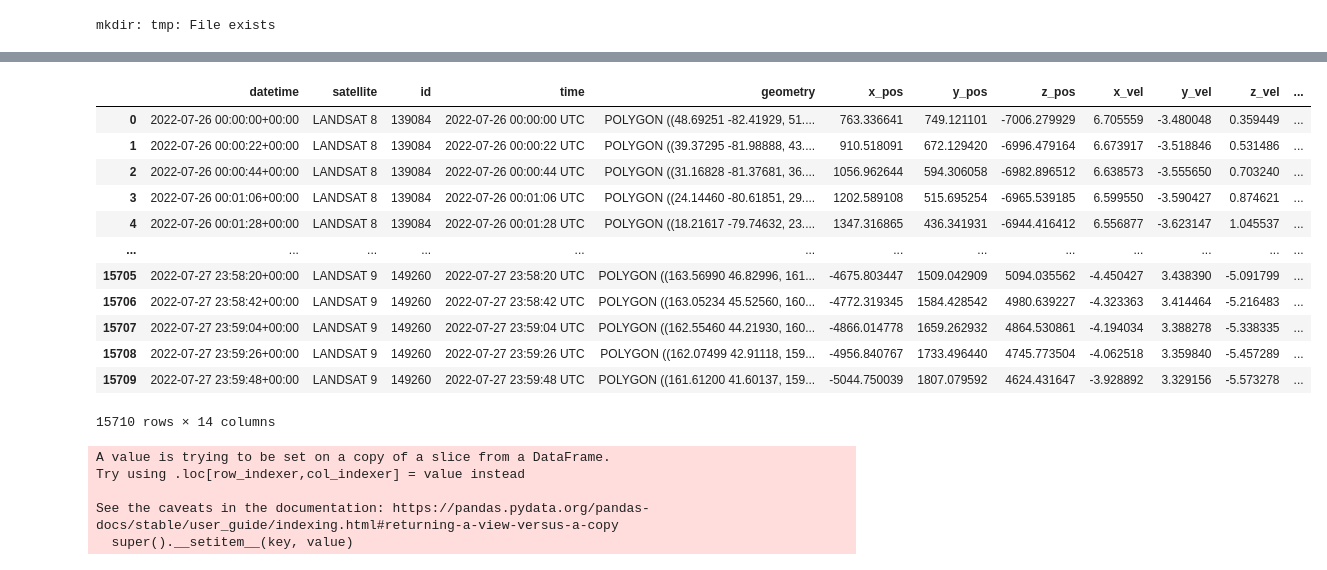
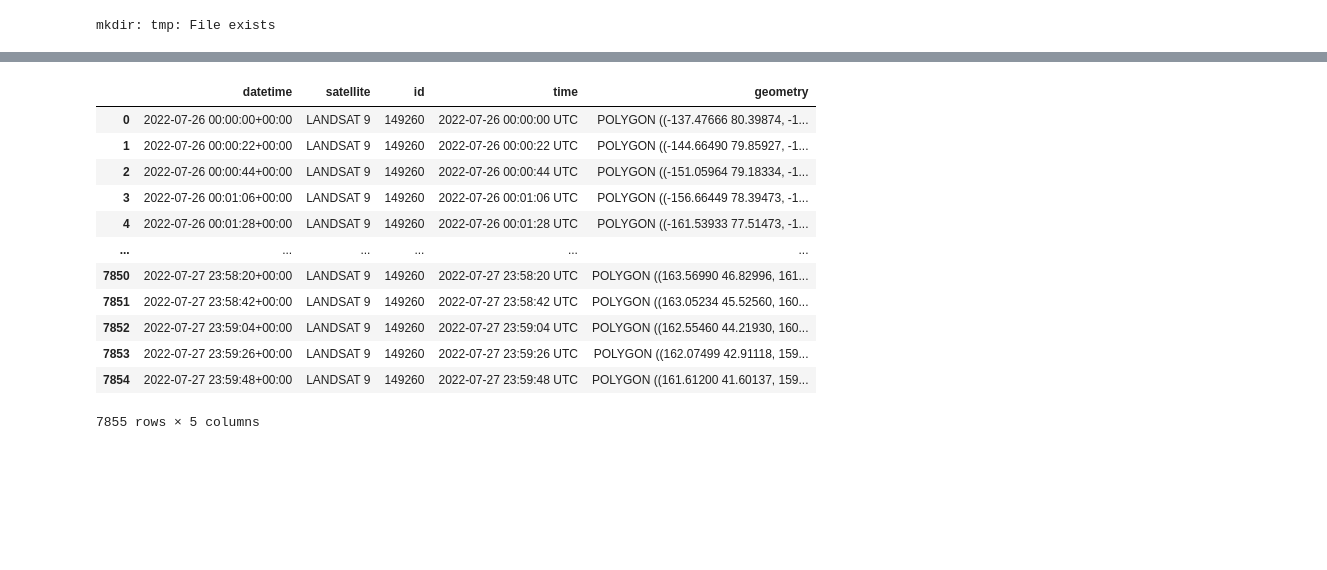
Before and after one commit to lalligagger/leo-coverage, a Jupyter notebook: 01-get_coverage.ipynb, the cells around one changed output, grey strips where cells are left out. Drawn from its saved outputs; the diff is of its cells as text; code cells hidden in the pictures; blank space fills up the shorter version.

```diff
--- a/01-get_coverage.ipynb
+++ b/01-get_coverage.ipynb
@@ -21,9 +21,9 @@ start_dt = datetime.fromisoformat(Scene.start_utc)
 num_days = 2
 
 tles = gen_sats(
-    # sat_nos=[Platform.norad_id] # How to best handle multiple platforms? (TLE vs. SPG4 model too)
+    sat_nos=[Platform.norad_id] # How to best handle multiple platforms? (TLE vs. SPG4 model too)
     # sat_nos=[39084]
-    sat_nos=[39084,49260]
+    # sat_nos=[39084,49260]
 )
 
 inst = camera_model(
@@ -73,46 +65,21 @@ fov_df['color'] = fov_df['id'].apply(cmap)
 # %%
-# fov_df.time = pd.to_datetime(fov_df.time)
 fov_df["frac_days"] = fov_df.datetime.dt.dayofweek + fov_df.datetime.dt.hour/24 + fov_df.datetime.dt.minute/(24*60) + fov_df.datetime.dt.second/(24*60*60)
 fov_df['time_gap'] = fov_df['frac_days'] - fov_df['frac_days'].shift(1)
-# fov_df = fov_df.drop('datetime', axis=1)
-fov_df
+fov_df[["datetime", "satellite", "id", "time", "geometry"]].dropna()
 # %% [output]
-|  | datetime | satellite | id | time | geometry | x_pos | y_pos | z_pos | x_vel | y_vel | z_vel | ... |
-| 0 | 2022-07-26 00:00:00+00:00 | LANDSAT 8 | 139084 | 2022-07-26 00:00:00 UTC | POLYGON ((48.69251 -82.41929, 51.... | 763.336641 | 749.121101 | -7006.279929 | 6.705559 | -3.480048 | 0.359449 | ... |
-| 1 | 2022-07-26 00:00:22+00:00 | LANDSAT 8 | 139084 | 2022-07-26 00:00:22 UTC | POLYGON ((39.37295 -81.98888, 43.... | 910.518091 | 672.129420 | -6996.479164 | 6.673917 | -3.518846 | 0.531486 | ... |
-| 2 | 2022-07-26 00:00:44+00:00 | LANDSAT 8 | 139084 | 2022-07-26 00:00:44 UTC | POLYGON ((31.16828 -81.37681, 36.... | 1056.962644 | 594.306058 | -6982.896512 | 6.638573 | -3.555650 | 0.703240 | ... |
-| 3 | 2022-07-26 00:01:06+00:00 | LANDSAT 8 | 139084 | 2022-07-26 00:01:06 UTC | POLYGON ((24.14460 -80.61851, 29.... | 1202.589108 | 515.695254 | -6965.539185 | 6.599550 | -3.590427 | 0.874621 | ... |
-| 4 | 2022-07-26 00:01:28+00:00 | LANDSAT 8 | 139084 | 2022-07-26 00:01:28 UTC | POLYGON ((18.21617 -79.74632, 23.... | 1347.316865 | 436.341931 | -6944.416412 | 6.556877 | -3.623147 | 1.045537 | ... |
-| ... | ... | ... | ... | ... | ... | ... | ... | ... | ... | ... | ... | ... |
-| 15705 | 2022-07-27 23:58:20+00:00 | LANDSAT 9 | 149260 | 2022-07-27 23:58:20 UTC | POLYGON ((163.56990 46.82996, 161... | -4675.803447 | 1509.042909 | 5094.035562 | -4.450427 | 3.438390 | -5.091799 | ... |
-| 15706 | 2022-07-27 23:58:42+00:00 | LANDSAT 9 | 149260 | 2022-07-27 23:58:42 UTC | POLYGON ((163.05234 45.52560, 160... | -4772.319345 | 1584.428542 | 4980.639227 | -4.323363 | 3.414464 | -5.216483 | ... |
-| 15707 | 2022-07-27 23:59:04+00:00 | LANDSAT 9 | 149260 | 2022-07-27 23:59:04 UTC | POLYGON ((162.55460 44.21930, 160... | -4866.014778 | 1659.262932 | 4864.530861 | -4.194034 | 3.388278 | -5.338335 | ... |
-| 15708 | 2022-07-27 23:59:26+00:00 | LANDSAT 9 | 149260 | 2022-07-27 23:59:26 UTC | POLYGON ((162.07499 42.91118, 159... | -4956.840767 | 1733.496440 | 4745.773504 | -4.062518 | 3.359840 | -5.457289 | ... |
-| 15709 | 2022-07-27 23:59:48+00:00 | LANDSAT 9 | 149260 | 2022-07-27 23:59:48 UTC | POLYGON ((161.61200 41.60137, 159... | -5044.750039 | 1807.079592 | 4624.431647 | -3.928892 | 3.329156 | -5.573278 | ... |
+|  | datetime | satellite | id | time | geometry |
+| 0 | 2022-07-26 00:00:00+00:00 | LANDSAT 9 | 149260 | 2022-07-26 00:00:00 UTC | POLYGON ((-137.47666 80.39874, -1... |
+| 1 | 2022-07-26 00:00:22+00:00 | LANDSAT 9 | 149260 | 2022-07-26 00:00:22 UTC | POLYGON ((-144.66490 79.85927, -1... |
+| 2 | 2022-07-26 00:00:44+00:00 | LANDSAT 9 | 149260 | 2022-07-26 00:00:44 UTC | POLYGON ((-151.05964 79.18334, -1... |
+| 3 | 2022-07-26 00:01:06+00:00 | LANDSAT 9 | 149260 | 2022-07-26 00:01:06 UTC | POLYGON ((-156.66449 78.39473, -1... |
+| 4 | 2022-07-26 00:01:28+00:00 | LANDSAT 9 | 149260 | 2022-07-26 00:01:28 UTC | POLYGON ((-161.53933 77.51473, -1... |
+| ... | ... | ... | ... | ... | ... |
+| 7850 | 2022-07-27 23:58:20+00:00 | LANDSAT 9 | 149260 | 2022-07-27 23:58:20 UTC | POLYGON ((163.56990 46.82996, 161... |
+| 7851 | 2022-07-27 23:58:42+00:00 | LANDSAT 9 | 149260 | 2022-07-27 23:58:42 UTC | POLYGON ((163.05234 45.52560, 160... |
+| 7852 | 2022-07-27 23:59:04+00:00 | LANDSAT 9 | 149260 | 2022-07-27 23:59:04 UTC | POLYGON ((162.55460 44.21930, 160... |
+| 7853 | 2022-07-27 23:59:26+00:00 | LANDSAT 9 | 149260 | 2022-07-27 23:59:26 UTC | POLYGON ((162.07499 42.91118, 159... |
+| 7854 | 2022-07-27 23:59:48+00:00 | LANDSAT 9 | 149260 | 2022-07-27 23:59:48 UTC | POLYGON ((161.61200 41.60137, 159... |
-15710 rows × 14 columns
+7855 rows × 5 columns
 # %%
 # %%timeit
 # get_inst_fov(sat, times[0], inst)
-# %%
-# fov_df.loc[fov_df.z_vel < 0]['asc_dsc'] = 'dsc'
-conditions = [
-    fov_df['z_vel'].lt(0),
-    fov_df['z_vel'].gt(0)
-]
-
-choices = ['dsc','asc']
-fov_df['asc_dsc'] = np.select(conditions, choices, default='undefined')
-
-my_column_changes = fov_df["asc_dsc"].shift() != fov_df["asc_dsc"]
-change = fov_df[my_column_changes]#[:100]
-change['time_gap'] = change['frac_days'].shift(-1) - change['frac_days']
-
-# plot_df = change[change.satellite=="LANDSAT 9"][1:]
-# fig, ax = plt.subplots(1, figsize=(16,6))
-# ax.barh(plot_df['asc_dsc'], plot_df.time_gap, left=plot_df.frac_days) #, color=df.color)
-# %% [output]
-A value is trying to be set on a copy of a slice from a DataFrame.
-Try using .loc[row_indexer,col_indexer] = value instead
-
-See the caveats in the documentation: https://pandas.pydata.org/pandas-docs/stable/user_guide/indexing.html#returning-a-view-versus-a-copy
-  super().__setitem__(key, value)
```
Also changed, not shown: parts of 8 cells of this notebook, 3 other files.
